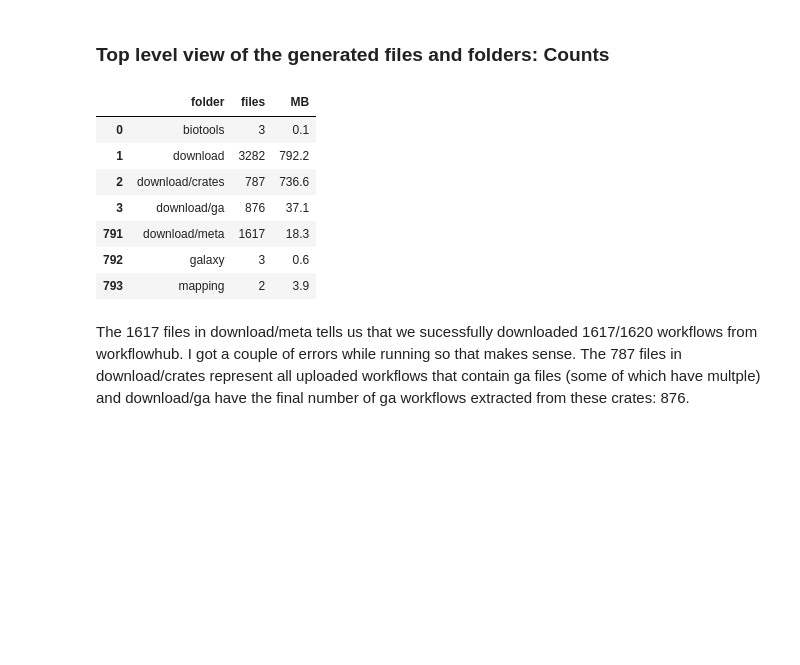
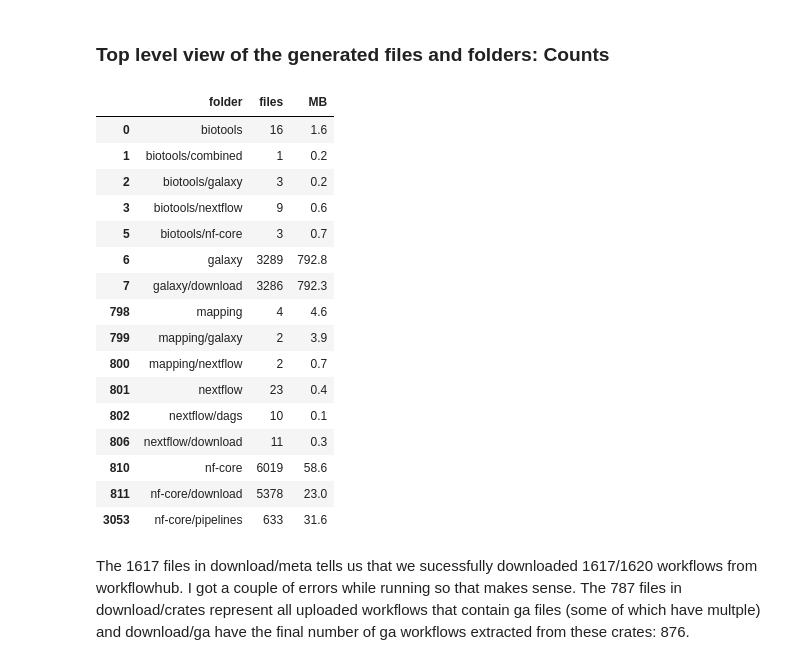
Before and after one commit to YojanaGadiya/BH2026-InSoLiTo, a Jupyter notebook: analysis/stats_on_ galaxy_workflows.ipynb, the cells around one changed output. Saved outputs shown, nothing was run; the diff lists cells and outputs as text; code cells hidden in the pictures; blank space fills up the shorter version.

Commit message:
Update notebook paths

```diff
--- a/analysis/stats_on_ galaxy_workflows.ipynb
+++ b/analysis/stats_on_ galaxy_workflows.ipynb
@@ -5,27 +5,37 @@ Looking at the files generated
 # %%
 import json
 from pathlib import Path
 import pandas as pd
 
 pd.set_option("display.max_rows", 50)
 pd.set_option("display.max_colwidth", 60)
-DATA = Path("data")
+DATA = Path("../workflows/data")
+GALAXY = DATA / "galaxy"
 
 rows = []
 for folder in sorted(p for p in DATA.rglob("*") if p.is_dir()):
     files = [f for f in folder.rglob("*") if f.is_file()]
     rows.append({"folder": str(folder.relative_to(DATA)), "files": len(files),
                  "MB": round(sum(f.stat().st_size for f in files) / 1e6, 1)})
 pd.DataFrame(rows).query("folder.str.count('/') < 2")
 # %% [output]
 |  | folder | files | MB |
-| 0 | biotools | 3 | 0.1 |
-| 1 | download | 3282 | 792.2 |
-| 2 | download/crates | 787 | 736.6 |
-| 3 | download/ga | 876 | 37.1 |
-| 791 | download/meta | 1617 | 18.3 |
-| 792 | galaxy | 3 | 0.6 |
-| 793 | mapping | 2 | 3.9 |
+| 0 | biotools | 16 | 1.6 |
+| 1 | biotools/combined | 1 | 0.2 |
+| 2 | biotools/galaxy | 3 | 0.2 |
+| 3 | biotools/nextflow | 9 | 0.6 |
+| 5 | biotools/nf-core | 3 | 0.7 |
+| 6 | galaxy | 3289 | 792.8 |
+| 7 | galaxy/download | 3286 | 792.3 |
+| 798 | mapping | 4 | 4.6 |
+| 799 | mapping/galaxy | 2 | 3.9 |
+| 800 | mapping/nextflow | 2 | 0.7 |
+| 801 | nextflow | 23 | 0.4 |
+| 802 | nextflow/dags | 10 | 0.1 |
+| 806 | nextflow/download | 11 | 0.3 |
+| 810 | nf-core | 6019 | 58.6 |
+| 811 | nf-core/download | 5378 | 23.0 |
+| 3053 | nf-core/pipelines | 633 | 31.6 |
 # %% [markdown]
 The 1617 files in download/meta tells us that we sucessfully downloaded 1617/1620 workflows from workflowhub. I got a couple of errors while running so that makes sense.
 The 787 files in download/crates represent all uploaded workflows that contain ga files (some of which have multple) and download/ga have the final number of ga workflows extracted from these crates: 876.
```
Also changed, not shown: parts of 6 cells of this notebook, 2 other files.
